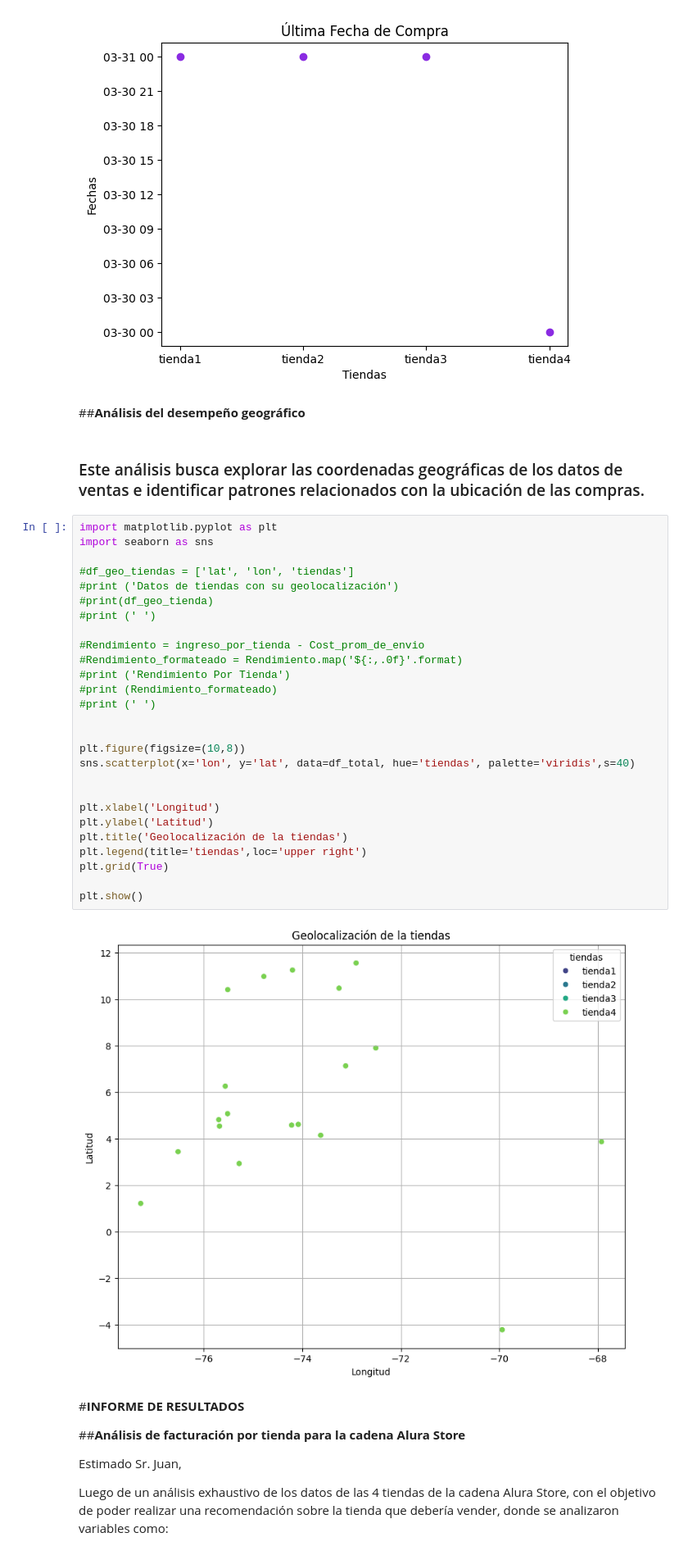
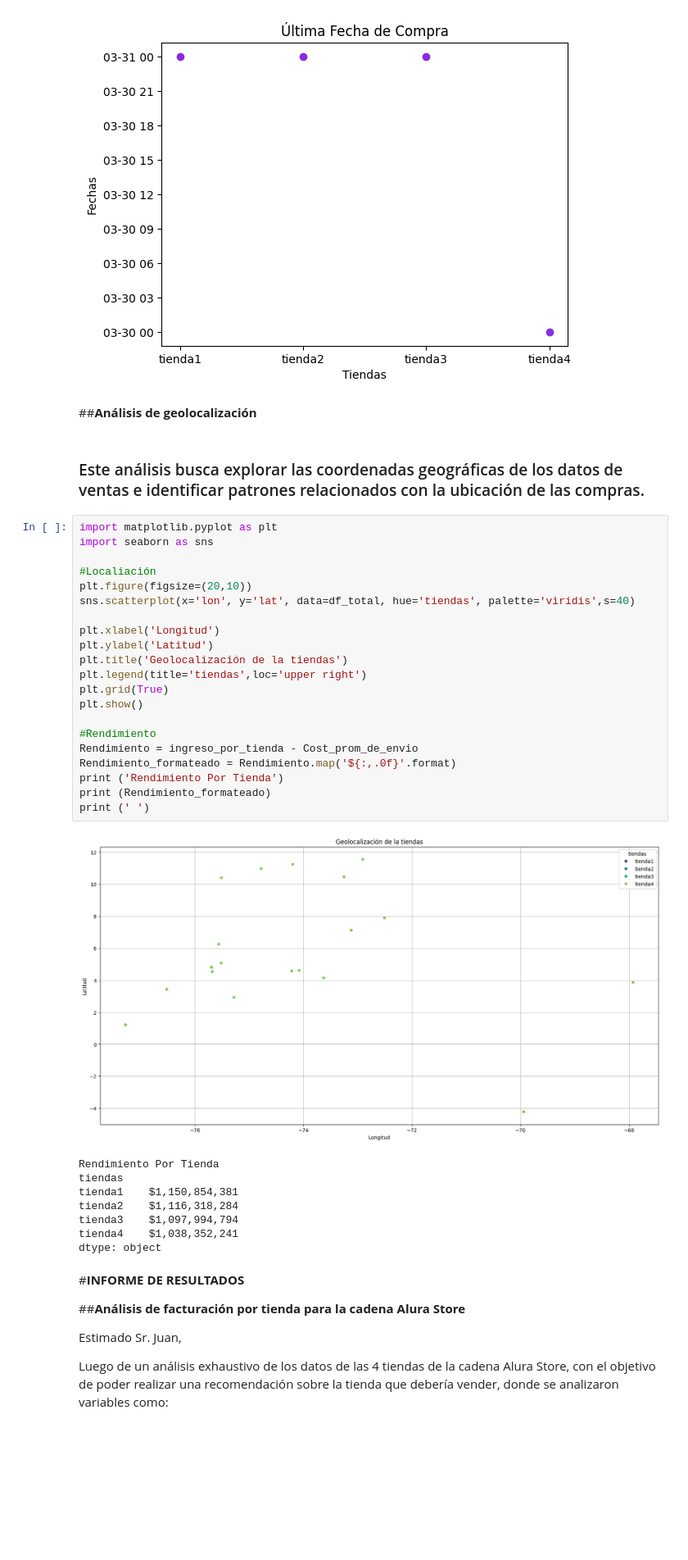
Before and after one commit to Nore-gibhub/Challenge_Alura_Store, a Jupyter notebook: Challenge_Alura_Store.ipynb, the cells around one changed output. Shown at 82% size. Drawn from its saved outputs; the diff is of its cells as text; blank space fills up the shorter version.

```diff
--- a/Challenge_Alura_Store.ipynb
+++ b/Challenge_Alura_Store.ipynb
@@ -256,39 +256,40 @@ tienda3   2023-03-31
 tienda4   2023-03-30
 Name: Fecha de Compra, dtype: datetime64[ns]
 [figure]
-# %% [markdown]
-##**Análisis del desempeño geográfico**
+# %% [markdown]
+##**Análisis de geolocalización**
 # %% [markdown]
 ### Este análisis busca explorar las coordenadas geográficas de los datos de ventas e identificar patrones relacionados con la ubicación de las compras.
 # %%
 import matplotlib.pyplot as plt
 import seaborn as sns
 
-#df_geo_tiendas = ['lat', 'lon', 'tiendas']
-#print ('Datos de tiendas con su geolocalización')
-#print(df_geo_tienda)
-#print (' ')
-
-#Rendimiento = ingreso_por_tienda - Cost_prom_de_envio
-#Rendimiento_formateado = Rendimiento.map('${:,.0f}'.format)
-#print ('Rendimiento Por Tienda')
-#print (Rendimiento_formateado)
-#print (' ')
-
-
-plt.figure(figsize=(10,8))
+#Localiación
+plt.figure(figsize=(20,10))
 sns.scatterplot(x='lon', y='lat', data=df_total, hue='tiendas', palette='viridis',s=40)
-
 
 plt.xlabel('Longitud')
 plt.ylabel('Latitud')
 plt.title('Geolocalización de la tiendas')
 plt.legend(title='tiendas',loc='upper right')
 plt.grid(True)
+plt.show()
 
-plt.show()
+#Rendimiento
+Rendimiento = ingreso_por_tienda - Cost_prom_de_envio
+Rendimiento_formateado = Rendimiento.map('${:,.0f}'.format)
+print ('Rendimiento Por Tienda')
+print (Rendimiento_formateado)
+print (' ')
 # %% [output]
-[figure, old version]
+[figure, new version]
+Rendimiento Por Tienda
+tiendas
+tienda1    $1,150,854,381
+tienda2    $1,116,318,284
+tienda3    $1,097,994,794
+tienda4    $1,038,352,241
+dtype: object
 # %% [markdown]
 #**INFORME DE RESULTADOS**
 
```
Also changed, not shown: parts of 2 cells of this notebook.
